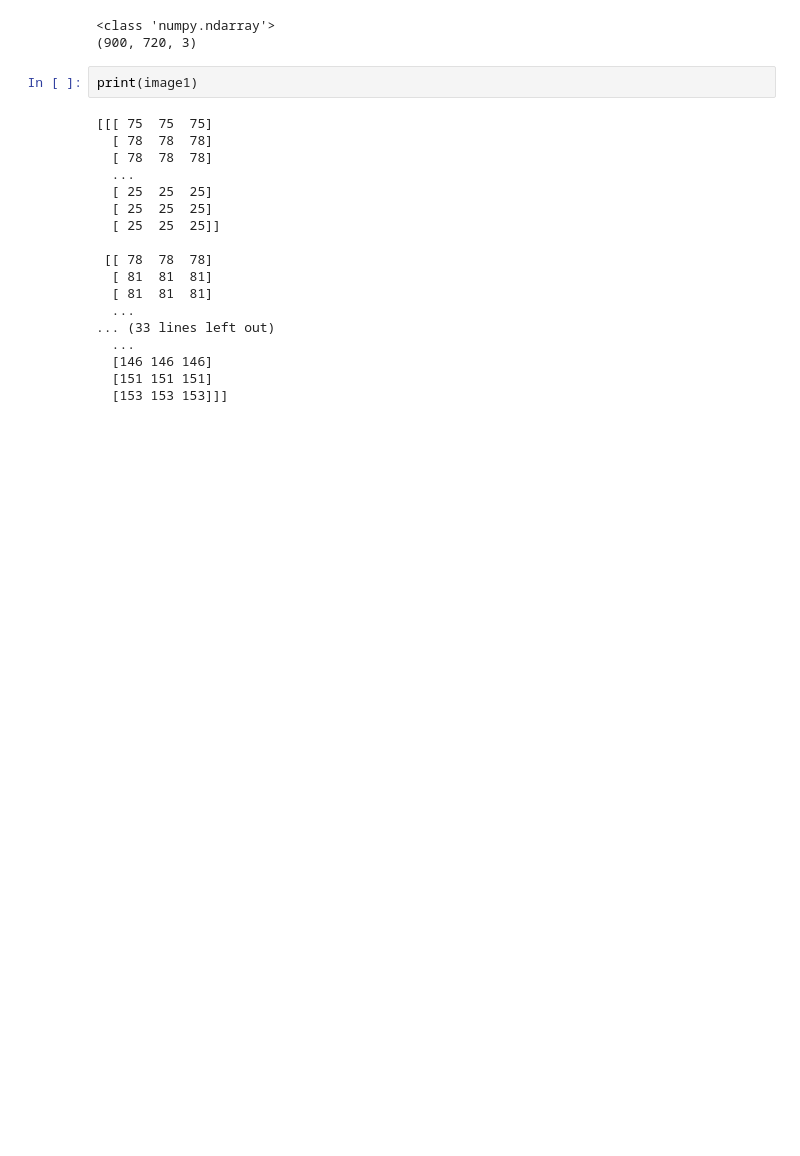
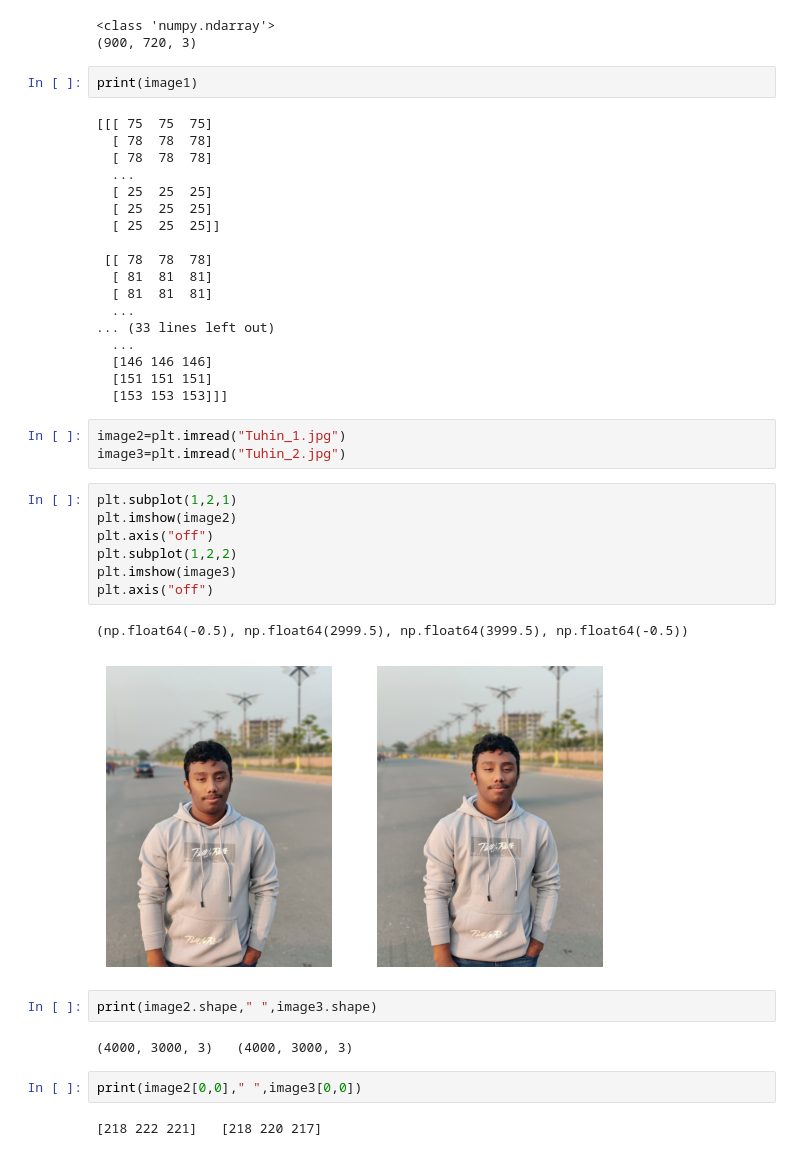
Before and after one commit to delowerhossentuhin/Computer-Vision-and-Pattern-Recognition-, a Jupyter notebook: 00_cvpr_imageRead.ipynb, the cells around one changed output. Drawn from its saved outputs; the diff is of its cells as text; blank space fills up the shorter version.

```diff
--- a/00_cvpr_imageRead.ipynb
+++ b/00_cvpr_imageRead.ipynb
@@ -36,3 +37,24 @@ print(image1)
   [146 146 146]
   [151 151 151]
   [153 153 153]]]
+# %%
+image2=plt.imread("Tuhin_1.jpg")
+image3=plt.imread("Tuhin_2.jpg")
+# %%
+plt.subplot(1,2,1)
+plt.imshow(image2)
+plt.axis("off")
+plt.subplot(1,2,2)
+plt.imshow(image3)
+plt.axis("off")
+# %% [output]
+(np.float64(-0.5), np.float64(2999.5), np.float64(3999.5), np.float64(-0.5))
+[figure, added]
+# %%
+print(image2.shape," ",image3.shape)
+# %% [output]
+(4000, 3000, 3)   (4000, 3000, 3)
+# %%
+print(image2[0,0]," ",image3[0,0])
+# %% [output]
+[218 222 221]   [218 220 217]
```
Also changed, not shown: parts of 3 cells of this notebook.
